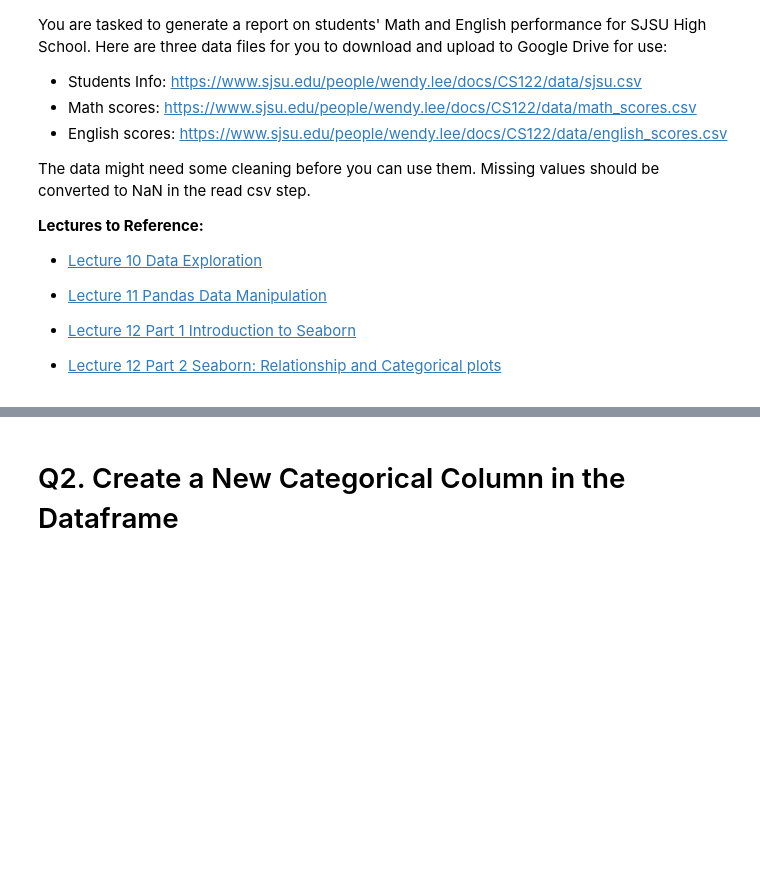
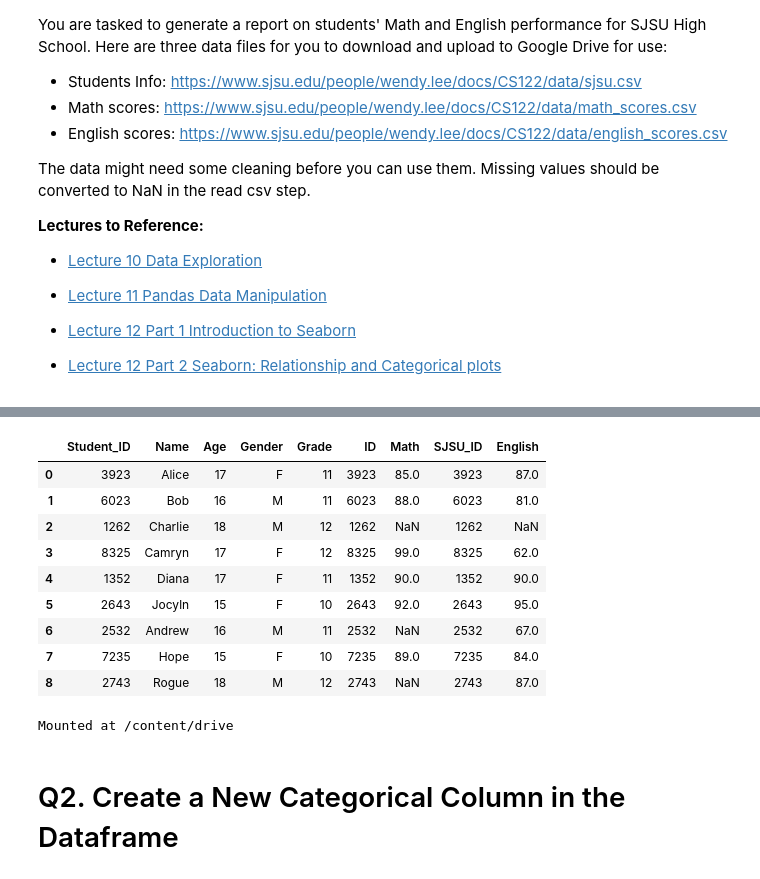
Before and after one commit to Nafisazmn/CS-122-Advance-Python, a Jupyter notebook: Nafisa_Zaman_CS122_HW6.ipynb, the cells around one changed output, grey strips where cells are left out. Cells and saved outputs as stored; diff of their text form; code cells hidden in the pictures; blank space fills up the shorter version.

```diff
--- a/Nafisa_Zaman_CS122_HW6.ipynb
+++ b/Nafisa_Zaman_CS122_HW6.ipynb
@@ -59,3 +35,76 @@ students
+# %%
+# Q1
+# Your code here
+
+import pandas as pd
+
+#read and clean student info
+students = pd.read_csv(
+    "/sjsu.csv",
+    skiprows=3,
+    skipfooter=1,
+    engine="python"
+  )
+students
+
+#read and clean Math scores
+math_scores = pd.read_csv(
+    "/math_scores.csv",
+    na_values="-"
+)
+math_scores
+
+#read and clean English scores
+english_scores = pd.read_csv(
+    "/english_scores.csv",
+    skiprows=1,
+    na_values = "None"
+)
+english_scores
+
+#Merge student with math scores
+merged_df = pd.merge(
+    students,
+    math_scores,
+    left_on = "#Student_ID",
+    right_on ="ID",
+    how = "left"
+)
+merged_df
+
+#Merge result with math scores
+merged_df = pd.merge(
+    merged_df,
+    english_scores,
+    left_on = "#Student_ID",
+    right_on ="SJSU_ID",
+    how = "left"
+)
+
+merged_df = merged_df.rename(
+    columns={
+        "#Student_ID": "Student_ID",
+        "Score_x": "Math",
+        "Score_y": "English"
+    }
+)
+merged_df
+# %% [output]
+|  | Student_ID | Name | Age | Gender | Grade | ID | Math | SJSU_ID | English |
+| 0 | 3923 | Alice | 17 | F | 11 | 3923 | 85.0 | 3923 | 87.0 |
+| 1 | 6023 | Bob | 16 | M | 11 | 6023 | 88.0 | 6023 | 81.0 |
+| 2 | 1262 | Charlie | 18 | M | 12 | 1262 | NaN | 1262 | NaN |
+| 3 | 8325 | Camryn | 17 | F | 12 | 8325 | 99.0 | 8325 | 62.0 |
+| 4 | 1352 | Diana | 17 | F | 11 | 1352 | 90.0 | 1352 | 90.0 |
+| 5 | 2643 | Jocyln | 15 | F | 10 | 2643 | 92.0 | 2643 | 95.0 |
+| 6 | 2532 | Andrew | 16 | M | 11 | 2532 | NaN | 2532 | 67.0 |
+| 7 | 7235 | Hope | 15 | F | 10 | 7235 | 89.0 | 7235 | 84.0 |
+| 8 | 2743 | Rogue | 18 | M | 12 | 2743 | NaN | 2743 | 87.0 |
+# %%
+from google.colab import drive
+drive.mount('/content/drive')
+# %% [output]
+Mounted at /content/drive
 # %% [markdown]
 # Q2. Create a New Categorical Column in the Dataframe
 # %% [markdown]
```
Also changed, not shown: parts of 7 cells of this notebook.
